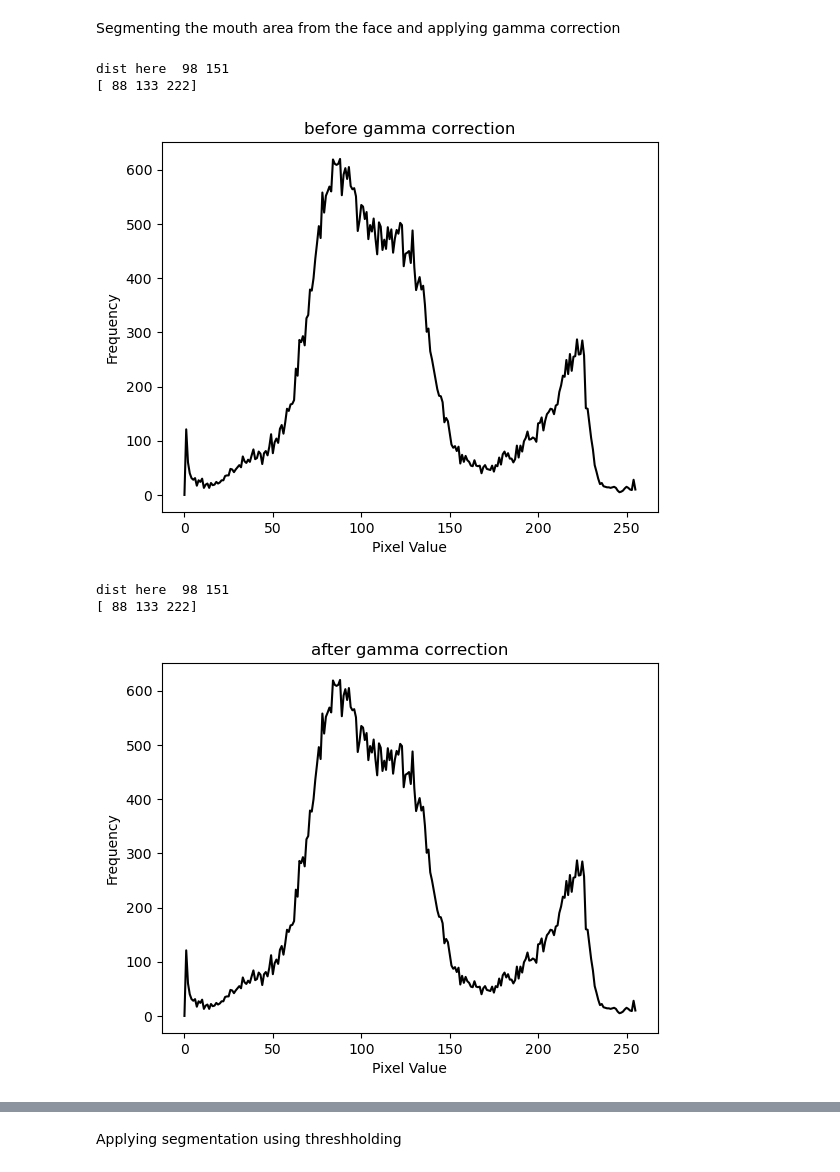
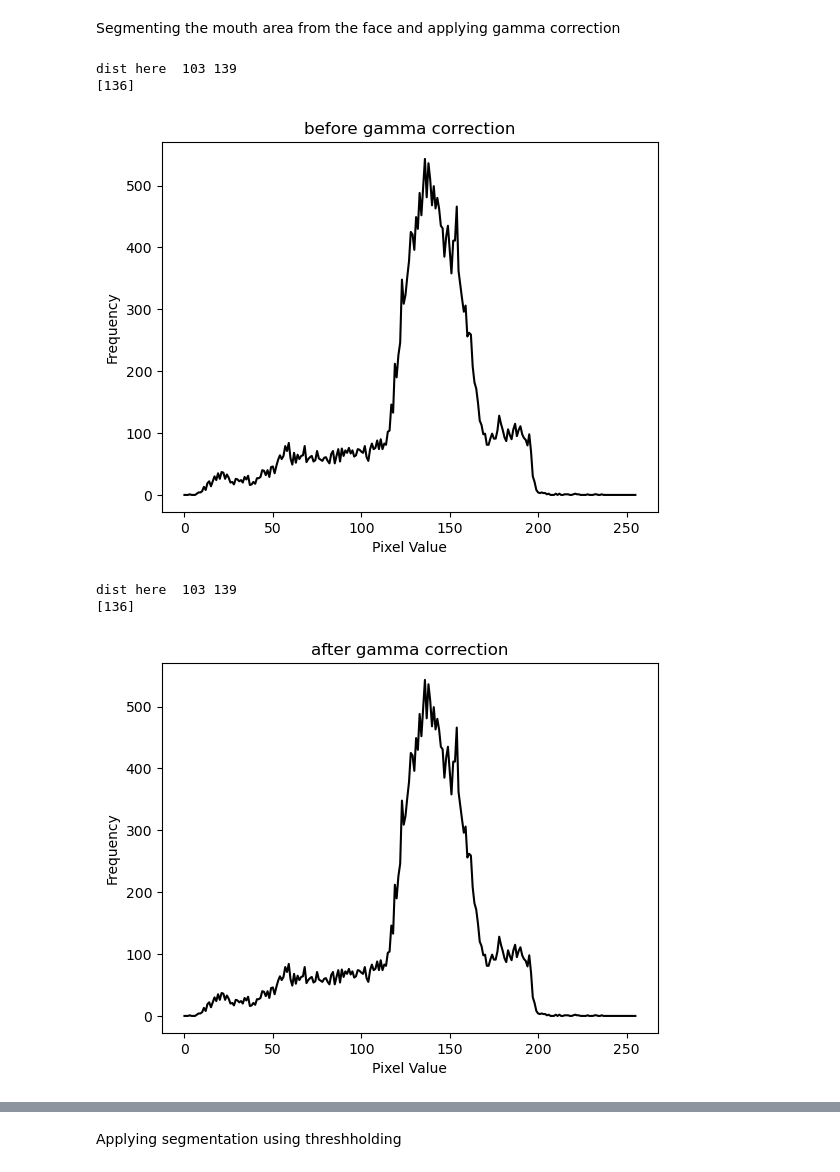
Before and after one commit to yosamah/Image-processing-project, a Jupyter notebook: Lab_1_std.ipynb, the cells around one changed output, grey strips where cells are left out. Cells and saved outputs as stored; diff of their text form; code cells hidden in the pictures.

```diff
--- a/Lab_1_std.ipynb
+++ b/Lab_1_std.ipynb
@@ -287,7 +288,7 @@ def getThreshold(img):
 Reading the image and applying face detection using haar cascades
 # %%
 # Read the input image
-image_path = './images/img1.jpg'
+image_path = './images/img_me3.jpg'
 img = cv2.imread(image_path)
 #resize image 716x900
 img = cv2.resize(img, (716, 900))
@@ -302,7 +303,7 @@ for (x, y, w, h) in faces:
 # Display the result
 #show_images([img], ['Face Detection'])
 cv2.imshow('Face Detection', img)
-cv2.waitKey(0)
+#cv2.waitKey(0)
 cv2.destroyAllWindows()
 # %% [markdown]
 Remove background using Grabcut algorithm
@@ -320,39 +321,39 @@ Segmenting the mouth area from the face and applying gamma correction
 # %%
 #segment the face
 img_temp = cv2.cvtColor(img_temp, cv2.COLOR_BGR2GRAY)
 for (x, y, w, h) in faces:
     #take the region of interest which is the face
     roi_gray = img_temp[y:y+h, x:x+w]
 
     #then take the mouth region only
     roi_gray_mouth_region = roi_gray[int(roi_gray.shape[0]/1.5):roi_gray.shape[0], int(roi_gray.shape[1]/4):int(roi_gray.shape[1]/4)+int(roi_gray.shape[1]/2)]
 
     cv2.imshow('mouth Segmentation before gamma correction', roi_gray_mouth_region)
     #show_images([roi_gray_mouth_region], ['Mouth Segmentation before gamma correction'])
     #plot histogram
     show_hist(roi_gray_mouth_region, "before gamma correction")
 
     #apply gamma correction
     gamma = 1
     roi_gray_mouth_region = np.array(255 * (roi_gray_mouth_region / 255) ** gamma, dtype = 'uint8')
 
     #plot histogram
     show_hist(roi_gray_mouth_region, "after gamma correction")
 
     #apply gaussian filter
     #roi_gray_mouth_region = cv2.GaussianBlur(roi_gray_mouth_region, (5, 5), 4)
 
     cv2.imshow('mouth Segmentation after gamma correction', roi_gray_mouth_region)
     #show_images([roi_gray_mouth_region], ['Mouth Segmentation after gamma correction'])
-    cv2.waitKey(0)
+    #cv2.waitKey(0)
     cv2.destroyAllWindows()
 # %% [output]
-dist here  98 151
-[ 88 133 222]
+dist here  103 139
+[136]
-[figure, old version]
+[figure, new version]
-dist here  98 151
-[ 88 133 222]
+dist here  103 139
+[136]
-[figure, old version]
+[figure, new version]
 # %%
 local_hist(roi_gray_mouth_region)
 # %% [output]
```
Also changed, not shown: parts of 16 cells of this notebook, 1 other file.
